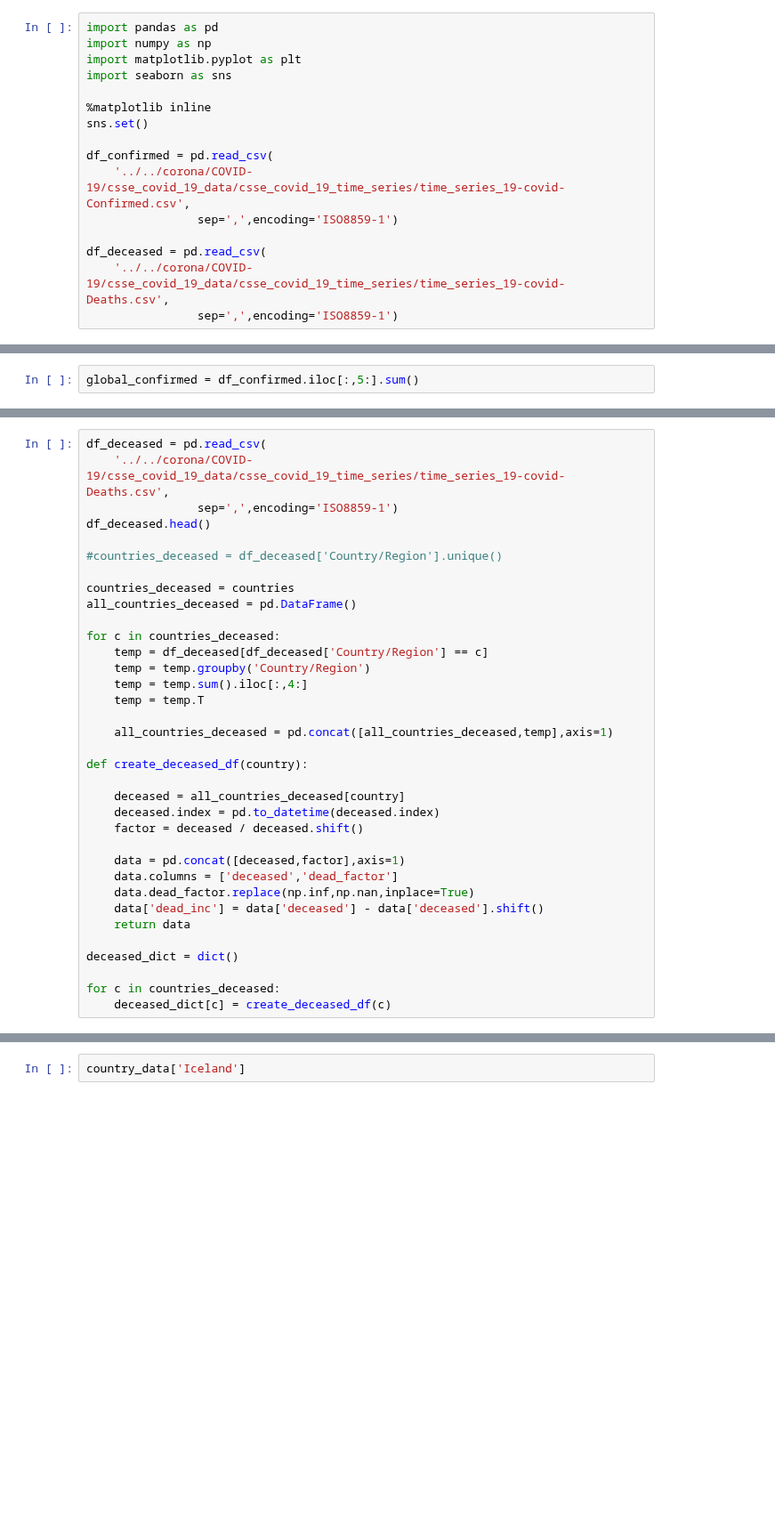
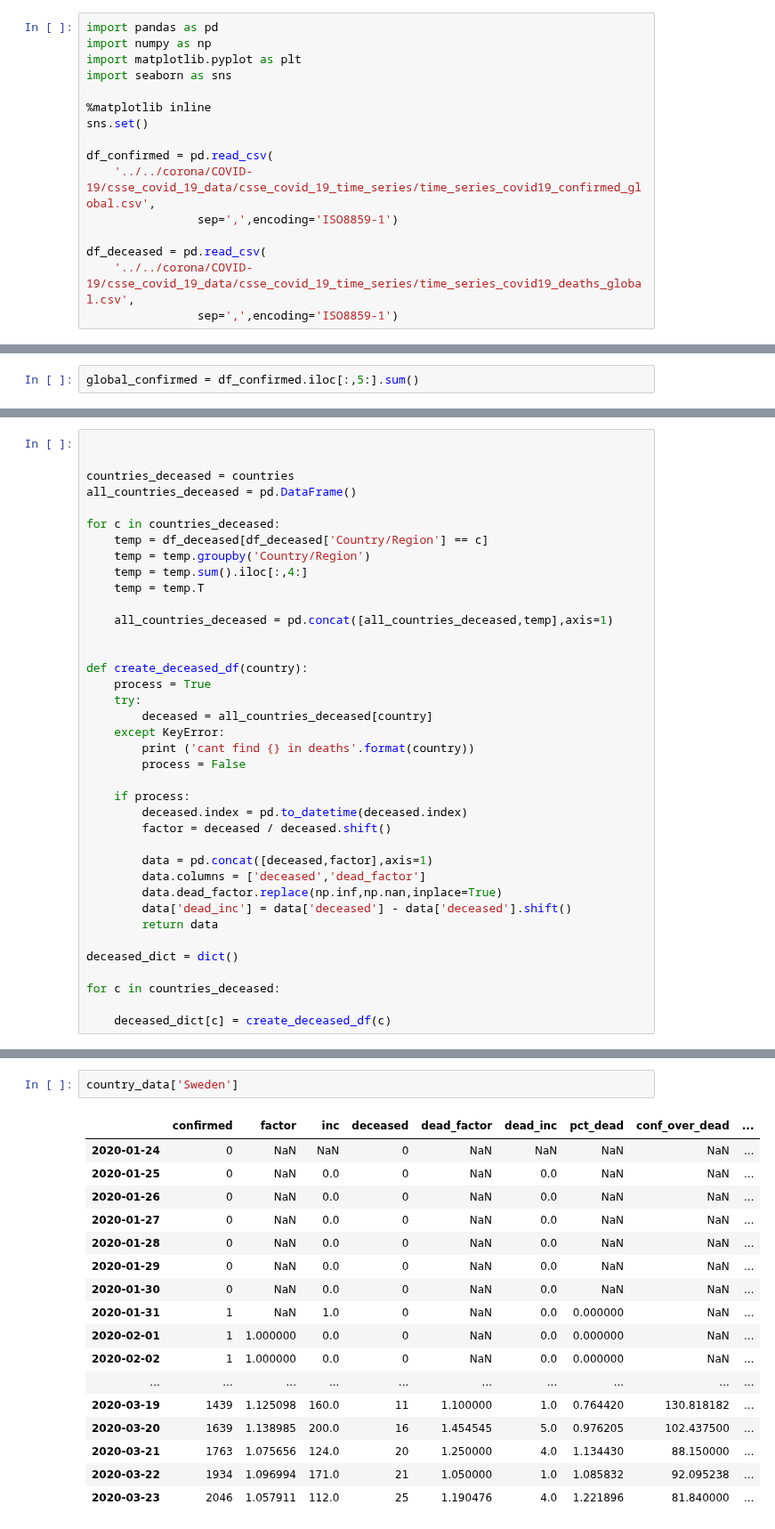
Before and after one commit to tolex3/note, a Jupyter notebook: covid_confirmed.ipynb, the cells around one changed output, grey strips where cells are left out. Shown at 89% size. Saved outputs shown, nothing was run; the diff lists cells and outputs as text; blank space fills up the shorter version.

Commit message:
fixes after Johns Hopkins data changed structure

```diff
--- a/covid_confirmed.ipynb
+++ b/covid_confirmed.ipynb
@@ -8,11 +8,11 @@ import seaborn as sns
 sns.set()
 
 df_confirmed = pd.read_csv(
-    '../../corona/COVID-19/csse_covid_19_data/csse_covid_19_time_series/time_series_19-covid-Confirmed.csv',
+    '../../corona/COVID-19/csse_covid_19_data/csse_covid_19_time_series/time_series_covid19_confirmed_global.csv',
                 sep=',',encoding='ISO8859-1')
 
 df_deceased = pd.read_csv(
-    '../../corona/COVID-19/csse_covid_19_data/csse_covid_19_time_series/time_series_19-covid-Deaths.csv',
+    '../../corona/COVID-19/csse_covid_19_data/csse_covid_19_time_series/time_series_covid19_deaths_global.csv',
                 sep=',',encoding='ISO8859-1')
 # %%
 df_confirmed.head(40)
@@ -145,10 +178,5 @@ _= plt.xticks(rotation=90)
 # %%
-df_deceased = pd.read_csv(
-    '../../corona/COVID-19/csse_covid_19_data/csse_covid_19_time_series/time_series_19-covid-Deaths.csv',
-                sep=',',encoding='ISO8859-1')
-df_deceased.head()
 
-#countries_deceased = df_deceased['Country/Region'].unique()
 
 countries_deceased = countries
 all_countries_deceased = pd.DataFrame()
@@ -161,21 +189,29 @@ for c in countries_deceased:
 
     all_countries_deceased = pd.concat([all_countries_deceased,temp],axis=1)
 
+
 def create_deceased_df(country):
+    process = True
+    try:
+        deceased = all_countries_deceased[country]
+    except KeyError:
+        print ('cant find {} in deaths'.format(country))
+        process = False
 
-    deceased = all_countries_deceased[country]
-    deceased.index = pd.to_datetime(deceased.index)
-    factor = deceased / deceased.shift()
+    if process:
+        deceased.index = pd.to_datetime(deceased.index)
+        factor = deceased / deceased.shift()
 
-    data = pd.concat([deceased,factor],axis=1)
-    data.columns = ['deceased','dead_factor']
-    data.dead_factor.replace(np.inf,np.nan,inplace=True)
-    data['dead_inc'] = data['deceased'] - data['deceased'].shift()
-    return data
+        data = pd.concat([deceased,factor],axis=1)
+        data.columns = ['deceased','dead_factor']
+        data.dead_factor.replace(np.inf,np.nan,inplace=True)
+        data['dead_inc'] = data['deceased'] - data['deceased'].shift()
+        return data
 
 deceased_dict = dict()
 
 for c in countries_deceased:
+
     deceased_dict[c] = create_deceased_df(c)
 # %%
 country_data = dict()
@@ -221,5 +259,23 @@ plt.savefig('corona_dead_conf_ratio.jpg',format='jpg')
 # %%
-country_data['Iceland']
+country_data['Sweden']
+# %% [output]
+|  | confirmed | factor | inc | deceased | dead_factor | dead_inc | pct_dead | conf_over_dead | ... |
+| 2020-01-24 | 0 | NaN | NaN | 0 | NaN | NaN | NaN | NaN | ... |
+| 2020-01-25 | 0 | NaN | 0.0 | 0 | NaN | 0.0 | NaN | NaN | ... |
+| 2020-01-26 | 0 | NaN | 0.0 | 0 | NaN | 0.0 | NaN | NaN | ... |
+| 2020-01-27 | 0 | NaN | 0.0 | 0 | NaN | 0.0 | NaN | NaN | ... |
+| 2020-01-28 | 0 | NaN | 0.0 | 0 | NaN | 0.0 | NaN | NaN | ... |
+| 2020-01-29 | 0 | NaN | 0.0 | 0 | NaN | 0.0 | NaN | NaN | ... |
+| 2020-01-30 | 0 | NaN | 0.0 | 0 | NaN | 0.0 | NaN | NaN | ... |
+| 2020-01-31 | 1 | NaN | 1.0 | 0 | NaN | 0.0 | 0.000000 | NaN | ... |
+| 2020-02-01 | 1 | 1.000000 | 0.0 | 0 | NaN | 0.0 | 0.000000 | NaN | ... |
+| 2020-02-02 | 1 | 1.000000 | 0.0 | 0 | NaN | 0.0 | 0.000000 | NaN | ... |
+| ... | ... | ... | ... | ... | ... | ... | ... | ... | ... |
+| 2020-03-19 | 1439 | 1.125098 | 160.0 | 11 | 1.100000 | 1.0 | 0.764420 | 130.818182 | ... |
+| 2020-03-20 | 1639 | 1.138985 | 200.0 | 16 | 1.454545 | 5.0 | 0.976205 | 102.437500 | ... |
+| 2020-03-21 | 1763 | 1.075656 | 124.0 | 20 | 1.250000 | 4.0 | 1.134430 | 88.150000 | ... |
+| 2020-03-22 | 1934 | 1.096994 | 171.0 | 21 | 1.050000 | 1.0 | 1.085832 | 92.095238 | ... |
+| 2020-03-23 | 2046 | 1.057911 | 112.0 | 25 | 1.190476 | 4.0 | 1.221896 | 81.840000 | ... |
 # %%
 plt.figure(figsize=(18,12))
 plt.ylim([0,2])
```
Also changed, not shown: parts of 9 cells of this notebook, 7 other files.
